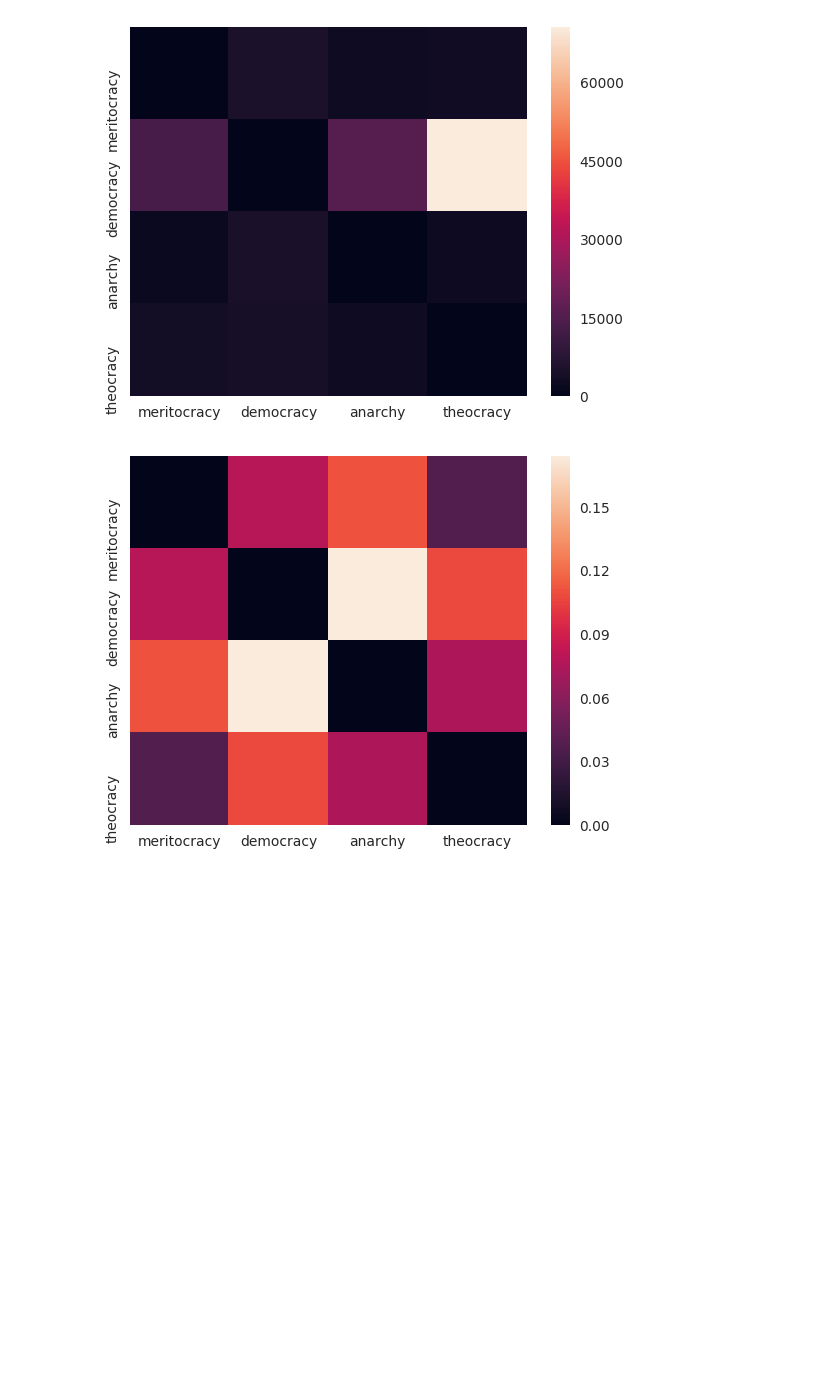
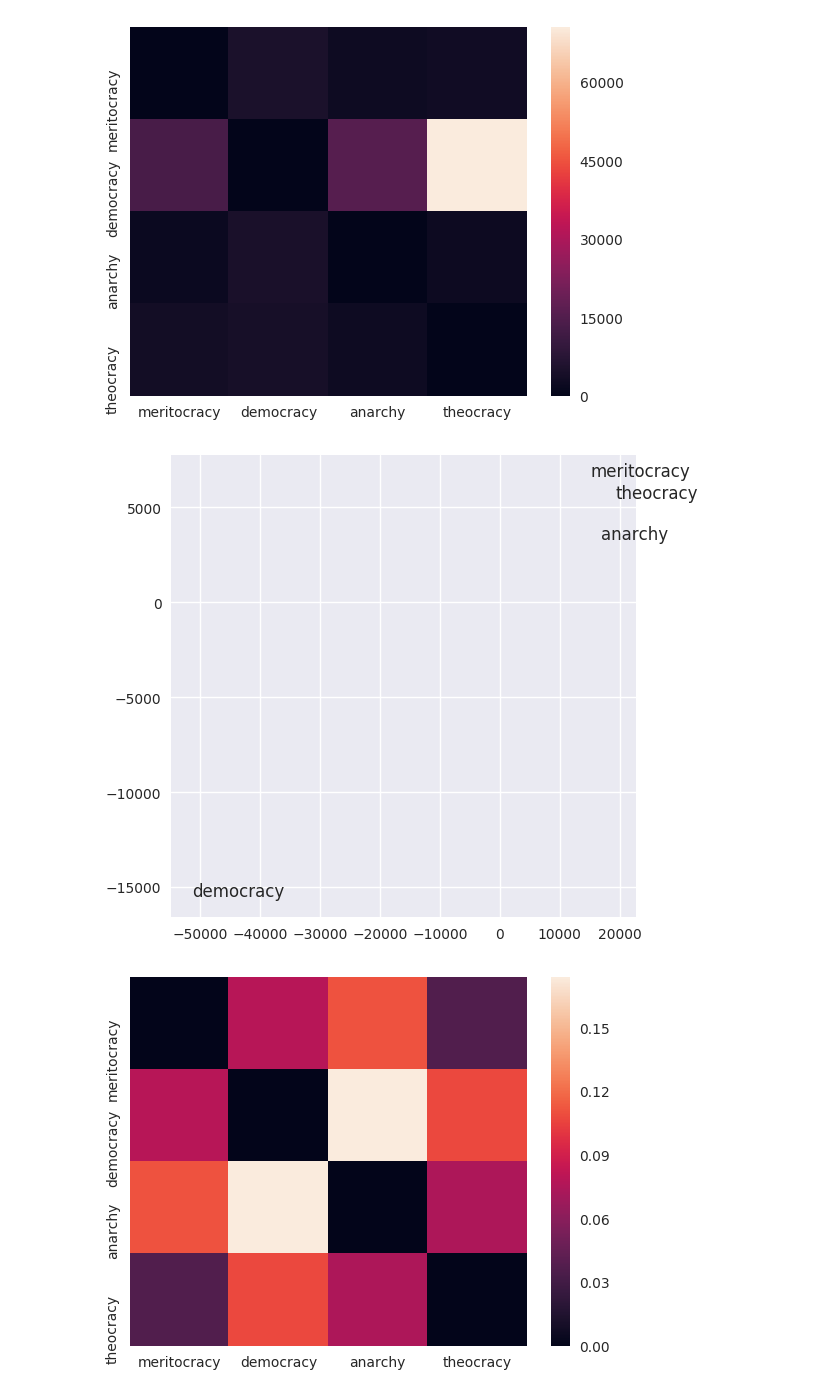
Before and after one commit to arielazar/content-analysis-2018, a Jupyter notebook: 2-Corpus-Linguistics/2-Corpus-Linguistics.ipynb, the cells around one changed output. Cells and saved outputs as stored; diff of their text form; code cells hidden in the pictures; blank space fills up the shorter version.

```diff
--- a/2-Corpus-Linguistics/2-Corpus-Linguistics.ipynb
+++ b/2-Corpus-Linguistics/2-Corpus-Linguistics.ipynb
@@ -1820,6 +1831,17 @@ ax = sns.heatmap(div)
 plt.show()
 # %% [output]
 [figure]
+# %%
+mds = sklearn.manifold.MDS()
+pos = mds.fit(M).embedding_
+x = pos[:,0]
+y = pos[:,1]
+fig, ax = plt.subplots(figsize = (6,6))
+plt.plot(x, y, ' ')
+for i, txt in enumerate(titles_sp):
+    ax.annotate(txt, (x[i],y[i]))
+# %% [output]
+[figure, added]
 # %%
 measure = 'KS' #"KL", "Chi2", "KS", "Wasserstein"
 num_of_texts = 4 #The bigger this number the slower it will run, you can also try selecting your own plays
```
Also changed, not shown: parts of 4 cells of this notebook.
